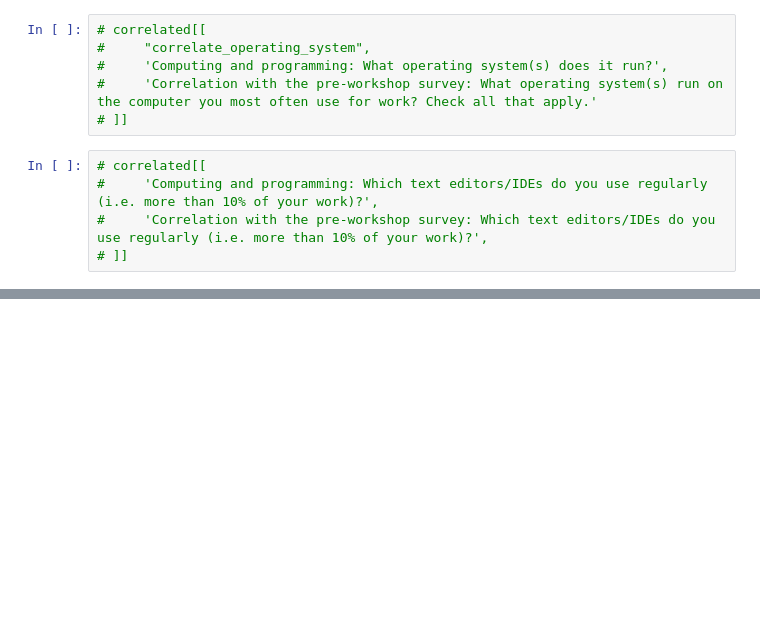
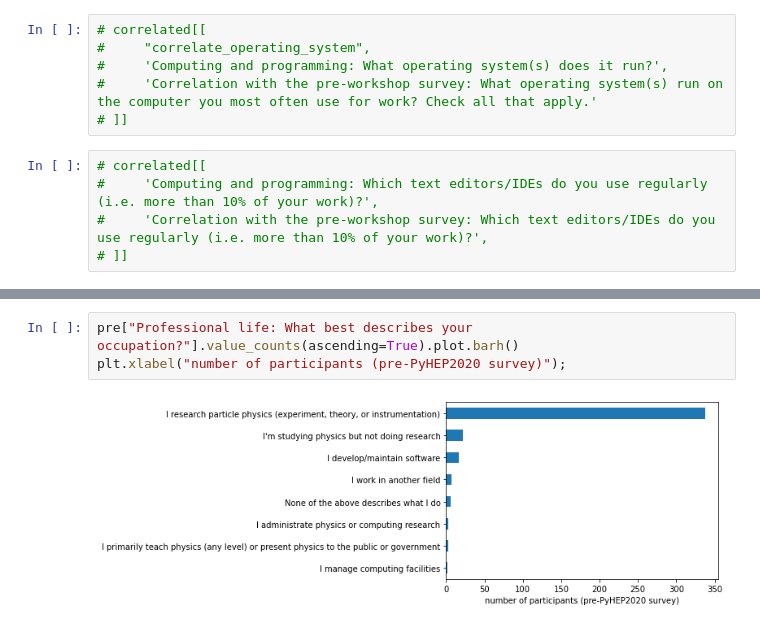
Before and after one commit to jpivarski-talks/2021-02-24-reload-statistics, a Jupyter notebook: analyze-pyhep2020.ipynb, the cells around one changed output, grey strips where cells are left out. Cells and saved outputs as stored; diff of their text form; blank space fills up the shorter version.

```diff
--- a/analyze-pyhep2020.ipynb
+++ b/analyze-pyhep2020.ipynb
@@ -225,0 +375,5 @@ len(post), len(post_indexed), len(correlated)
+# %%
+pre["Professional life: What best describes your occupation?"].value_counts(ascending=True).plot.barh()
+plt.xlabel("number of participants (pre-PyHEP2020 survey)");
+# %% [output]
+[figure, added]
```
Also changed, not shown: parts of 10 cells of this notebook.
